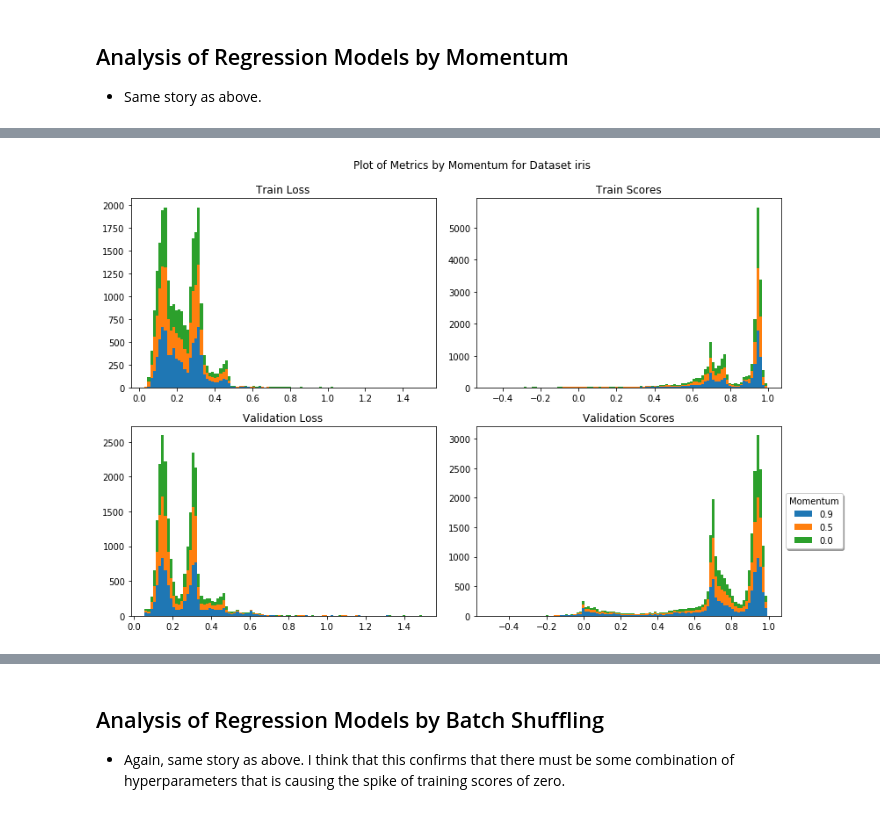
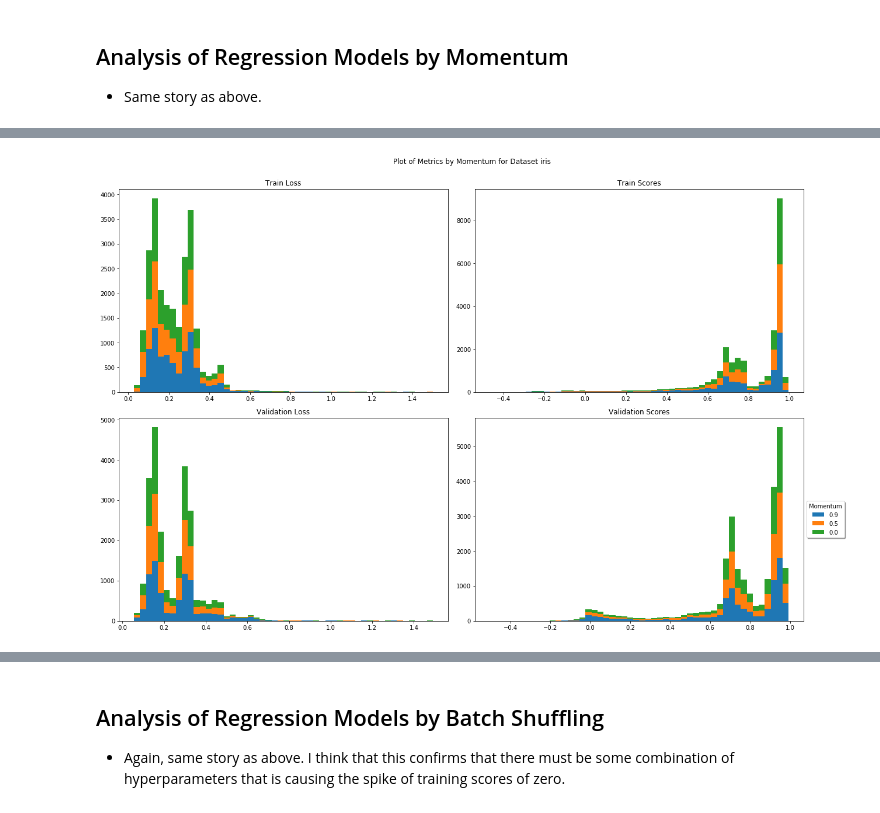
Before and after one commit to AnthonyDickson/Neural-Networks, a Jupyter notebook: notebooks/Exploratory Data Analysis.ipynb, the cells around one changed output, grey strips where cells are left out. Drawn from its saved outputs; the diff is of its cells as text; code cells hidden in the pictures.

```diff
--- a/notebooks/Exploratory Data Analysis.ipynb
+++ b/notebooks/Exploratory Data Analysis.ipynb
@@ -177,7 +177,7 @@ Metrics for Regression Tasks Not Using ReLU by Dataset
 [figure]
 [figure]
 # %%
-def plot_hue(masked_df, hue, thresholds=(10, -1, 10, -1)):
+def plot_hue(masked_df, hue, bins=50, stacked=False, thresholds=(10, -1, 10, -1)):
     """Plot the train loss, train scores, validation loss, and validation scores of a masked dataframe.
 
     :param masked_df: A dataframe that is masked for at least dataset.
@@ -194,10 +194,10 @@ def plot_hue(masked_df, hue, thresholds=(10, -1, 10, -1)):
     t = thresholds
 
     if dataset == 'iris':
-        fig, axes = plt.subplots(2, 2, figsize=(12, 8))
+        fig, axes = plt.subplots(2, 2, figsize=(18, 12))
         axes = axes.ravel()
     else:
-        fig, axes = plt.subplots(1, 2, figsize=(12, 4), squeeze=True)
+        fig, axes = plt.subplots(1, 2, figsize=(18, 6), squeeze=True)
 
     groups = [group for group in masked_df[hue].unique()]
     train_loss_series = []
@@ -217,23 +217,23 @@ def plot_hue(masked_df, hue, thresholds=(10, -1, 10, -1)):
 
         stacked_val_scores = pd.Series(df[df[val_scores_cols] > t[3]][val_scores_cols].values.ravel())
 
-        train_loss_series.append(stacked_train_loss)
-        train_score_series.append(stacked_train_scores)
-        validation_loss_series.append(stacked_val_loss)
-        validation_score_series.append(stacked_val_scores)
+        train_loss_series.append(stacked_train_loss.dropna())
+        train_score_series.append(stacked_train_scores.dropna())
+        validation_loss_series.append(stacked_val_loss.dropna())
+        validation_score_series.append(stacked_val_scores.dropna())
 
 
-    axes[0].hist(train_loss_series, bins=100, stacked=True, label=groups)
+    axes[0].hist(train_loss_series, bins=bins, stacked=stacked, label=groups)
     axes[0].set_title('Train Loss')
 
-    axes[1].hist(train_score_series, bins=100, stacked=True, label=groups)
+    axes[1].hist(train_score_series, bins=bins, stacked=stacked, label=groups)
     axes[1].set_title('Train Scores')
 
     if dataset == 'iris':
-        axes[2].hist(validation_loss_series, bins=100, stacked=True, label=groups)
+        axes[2].hist(validation_loss_series, bins=bins, stacked=stacked, label=groups)
         axes[2].set_title('Validation Loss')
 
-        axes[3].hist(validation_score_series, bins=100, stacked=True, label=groups)
+        axes[3].hist(validation_score_series, bins=bins, stacked=stacked, label=groups)
         axes[3].set_title('Validation Scores')
 
     axes[-1].legend(title=str(hue).capitalize(),
@@ -282,6 +280,6 @@ Metrics for Regression Tasks by Activation Function
 # %%
 for dataset in datasets:
     plot_hue(df[using_regression & (df['dataset'] == dataset)],
-             hue='batch_size', thresholds=(1.5, -1, 1.5, -1))
+             hue='batch_size', stacked=True, thresholds=(1.5, -1, 1.5, -1))
     plt.show()
 # %% [output]
@@ -300,6 +297,7 @@ Metrics for Regression Tasks by Batch Size
 # %%
 for dataset in datasets:
     plot_hue(df[using_regression & (df['dataset'] == dataset)],
-             hue='gaussian_noise', thresholds=(1.5, -1, 1.5, -1))
+             hue='gaussian_noise', thresholds=(1.5, -1, 1.5, -1),
+            stacked=True)
     plt.show()
 # %% [output]
@@ -317,6 +314,7 @@ Metrics for Regression Tasks by Gaussian Noise
 # %%
 for dataset in datasets:
     plot_hue(df[using_regression & (df['dataset'] == dataset)],
-             hue='learning_rate', thresholds=(1.5, -1, 1.5, -1))
+             hue='learning_rate', thresholds=(1.5, -1, 1.5, -1),
+            stacked=True)
     plt.show()
 # %% [output]
@@ -333,6 +330,7 @@ Metrics for Regression Tasks by Learning Rate
 # %%
 for dataset in datasets:
     plot_hue(df[using_regression & (df['dataset'] == dataset)],
-             hue='momentum', thresholds=(1.5, -1, 1.5, -1))
+             hue='momentum', thresholds=(1.5, -1, 1.5, -1),
+            stacked=True)
     plt.show()
 # %% [output]
@@ -342 +340 @@ for dataset in datasets:
-[figure, old version]
+[figure, new version]
```
Also changed, not shown: parts of 13 cells of this notebook.
